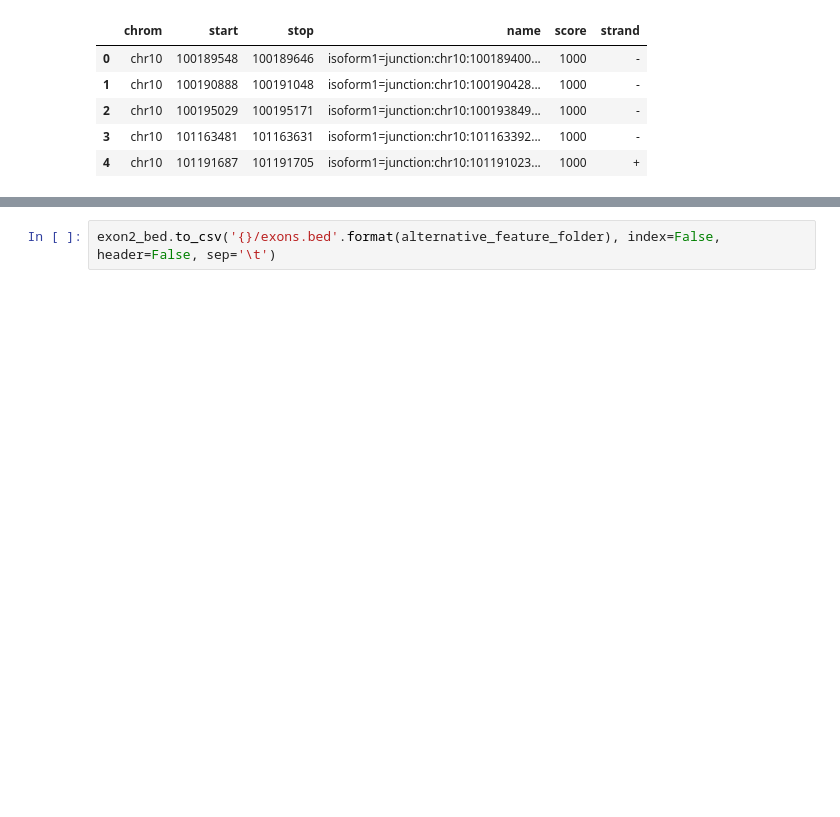
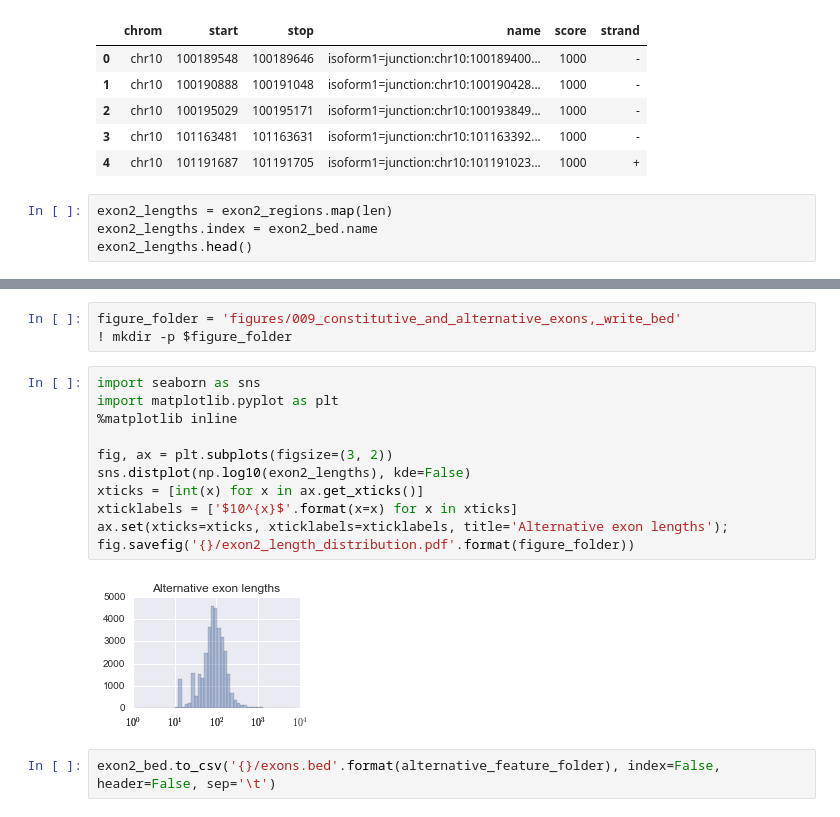
Before and after one commit to YeoLab/singlecell_pnm, a Jupyter notebook: 00_Data_collection/009_constitutive_and_alternative_exons,_write_bed.ipynb, the cells around one changed output, grey strips where cells are left out. Saved outputs shown, nothing was run; the diff lists cells and outputs as text; blank space fills up the shorter version.

```diff
--- a/00_Data_collection/009_constitutive_and_alternative_exons,_write_bed.ipynb
+++ b/00_Data_collection/009_constitutive_and_alternative_exons,_write_bed.ipynb
@@ -147,3 +147,7 @@ exon2_bed.head()
 | 2 | chr10 | 100195029 | 100195171 | isoform1=junction:chr10:100193849... | 1000 | - |
 | 3 | chr10 | 101163481 | 101163631 | isoform1=junction:chr10:101163392... | 1000 | - |
 | 4 | chr10 | 101191687 | 101191705 | isoform1=junction:chr10:101191023... | 1000 | + |
+# %%
+exon2_lengths = exon2_regions.map(len)
+exon2_lengths.index = exon2_bed.name
+exon2_lengths.head()
@@ -150,3 +191,19 @@ exon2_bed.head()
+# %%
+figure_folder = 'figures/009_constitutive_and_alternative_exons,_write_bed'
+! mkdir -p $figure_folder
+# %%
+import seaborn as sns
+import matplotlib.pyplot as plt
+%matplotlib inline
+
+fig, ax = plt.subplots(figsize=(3, 2))
+sns.distplot(np.log10(exon2_lengths), kde=False)
+xticks = [int(x) for x in ax.get_xticks()]
+xticklabels = ['$10^{x}$'.format(x=x) for x in xticks]
+ax.set(xticks=xticks, xticklabels=xticklabels, title='Alternative exon lengths');
+fig.savefig('{}/exon2_length_distribution.pdf'.format(figure_folder))
+# %% [output]
+[figure, added]
 # %%
 exon2_bed.to_csv('{}/exons.bed'.format(alternative_feature_folder), index=False, header=False, sep='\t')
 # %% [markdown]
```
Also changed, not shown: parts of 13 cells of this notebook, 18 other files.
